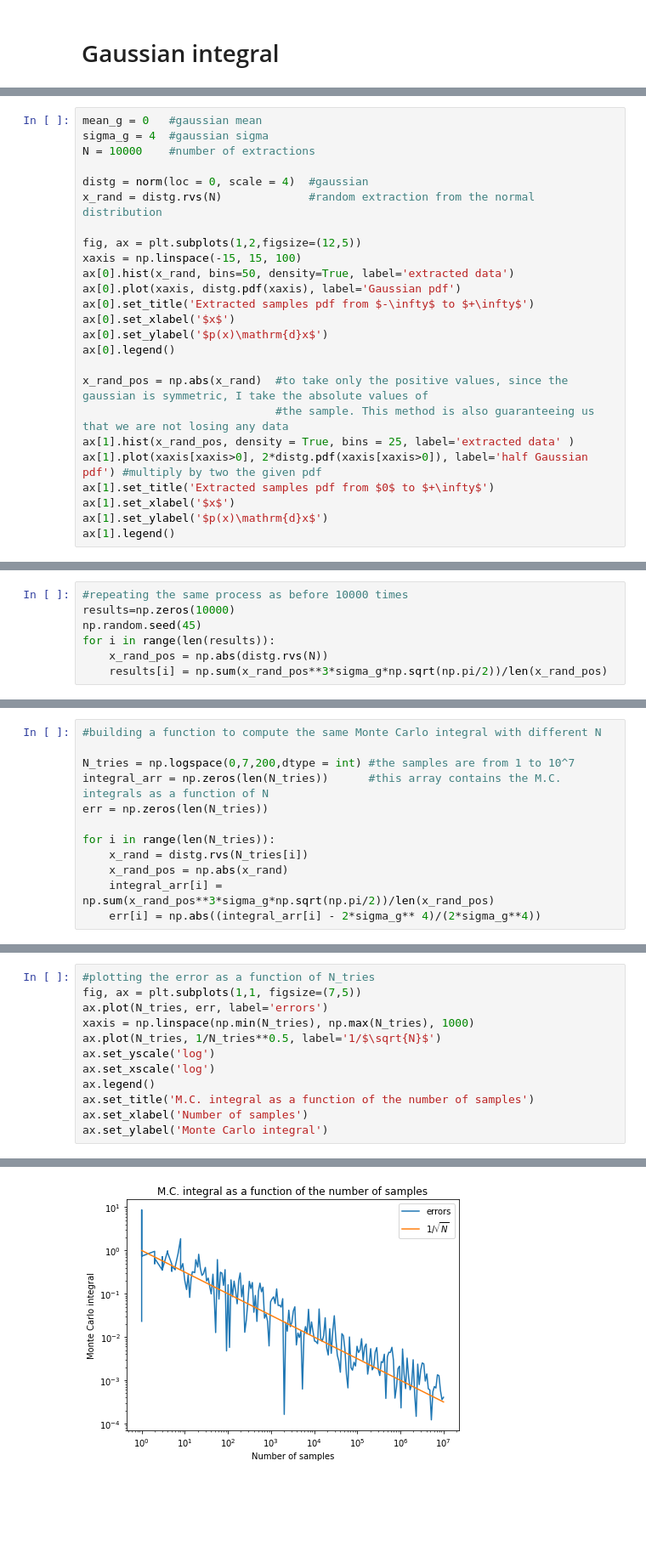
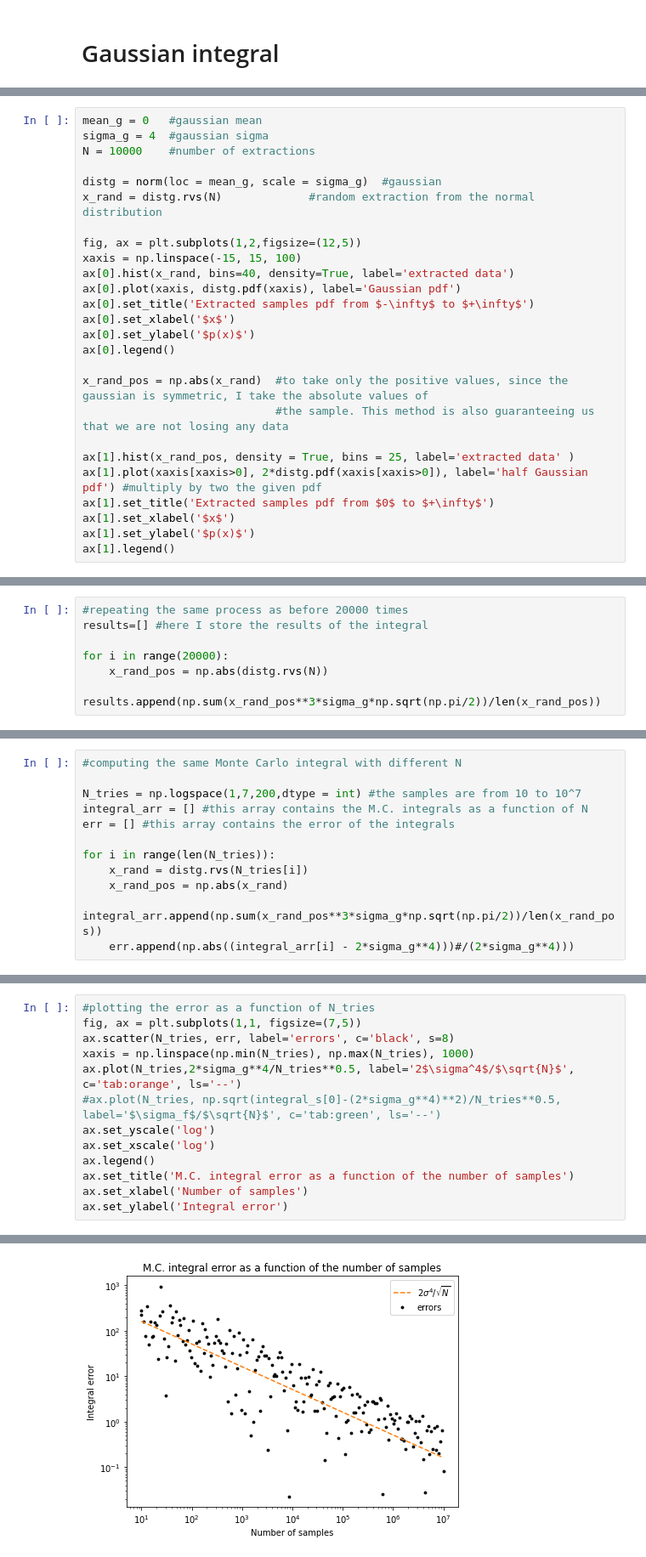
Before and after one commit to giuliapru/astrostatistics_bicocca_2022, a Jupyter notebook: working/L03_Gaussian_integral.ipynb, the cells around one changed output, grey strips where cells are left out. Shown at 85% size. Drawn from its saved outputs; the diff is of its cells as text; blank space fills up the shorter version.

```diff
--- a/working/L03_Gaussian_integral.ipynb
+++ b/working/L03_Gaussian_integral.ipynb
@@ -33,25 +36,26 @@ mean_g = 0   #gaussian mean
 sigma_g = 4  #gaussian sigma
 N = 10000    #number of extractions
 
-distg = norm(loc = 0, scale = 4)  #gaussian
+distg = norm(loc = mean_g, scale = sigma_g)  #gaussian
 x_rand = distg.rvs(N)             #random extraction from the normal distribution
 
 fig, ax = plt.subplots(1,2,figsize=(12,5))
 xaxis = np.linspace(-15, 15, 100)
-ax[0].hist(x_rand, bins=50, density=True, label='extracted data')
+ax[0].hist(x_rand, bins=40, density=True, label='extracted data')
 ax[0].plot(xaxis, distg.pdf(xaxis), label='Gaussian pdf')
 ax[0].set_title('Extracted samples pdf from $-\infty$ to $+\infty$')
 ax[0].set_xlabel('$x$')
-ax[0].set_ylabel('$p(x)\mathrm{d}x$')
+ax[0].set_ylabel('$p(x)$')
 ax[0].legend()
 
 x_rand_pos = np.abs(x_rand)  #to take only the positive values, since the gaussian is symmetric, I take the absolute values of
                              #the sample. This method is also guaranteeing us that we are not losing any data
+
 ax[1].hist(x_rand_pos, density = True, bins = 25, label='extracted data' )
 ax[1].plot(xaxis[xaxis>0], 2*distg.pdf(xaxis[xaxis>0]), label='half Gaussian pdf') #multiply by two the given pdf
 ax[1].set_title('Extracted samples pdf from $0$ to $+\infty$')
 ax[1].set_xlabel('$x$')
-ax[1].set_ylabel('$p(x)\mathrm{d}x$')
+ax[1].set_ylabel('$p(x)$')
 ax[1].legend()
 # %% [output]
 <matplotlib.legend.Legend at 0x...>
@@ -75,10 +81,10 @@ So considering the same number $N$ how are the Monte Carlo integrals distributed
 # %%
-#repeating the same process as before 10000 times
-results=np.zeros(10000)
-np.random.seed(45)
-for i in range(len(results)):
+#repeating the same process as before 20000 times
+results=[] #here I store the results of the integral
+
+for i in range(20000):
     x_rand_pos = np.abs(distg.rvs(N))
-    results[i] = np.sum(x_rand_pos**3*sigma_g*np.sqrt(np.pi/2))/len(x_rand_pos)
+    results.append(np.sum(x_rand_pos**3*sigma_g*np.sqrt(np.pi/2))/len(x_rand_pos))
 # %%
 fig, ax = plt.subplots(1,1, figsize=(7,5))
 
@@ -100,15 +118,15 @@ The data seem to be distributed as a Gaussian function, probably like the one ov
 # %%
-#building a function to compute the same Monte Carlo integral with different N
+#computing the same Monte Carlo integral with different N
 
-N_tries = np.logspace(0,7,200,dtype = int) #the samples are from 1 to 10^7
-integral_arr = np.zeros(len(N_tries))      #this array contains the M.C. integrals as a function of N
-err = np.zeros(len(N_tries))
+N_tries = np.logspace(1,7,200,dtype = int) #the samples are from 10 to 10^7
+integral_arr = [] #this array contains the M.C. integrals as a function of N
+err = [] #this array contains the error of the integrals
 
 for i in range(len(N_tries)):
     x_rand = distg.rvs(N_tries[i])
     x_rand_pos = np.abs(x_rand)
-    integral_arr[i] = np.sum(x_rand_pos**3*sigma_g*np.sqrt(np.pi/2))/len(x_rand_pos)
-    err[i] = np.abs((integral_arr[i] - 2*sigma_g** 4)/(2*sigma_g**4))
+    integral_arr.append(np.sum(x_rand_pos**3*sigma_g*np.sqrt(np.pi/2))/len(x_rand_pos))
+    err.append(np.abs((integral_arr[i] - 2*sigma_g**4)))#/(2*sigma_g**4)))
 # %%
 #plotting the integral value as a function of N_tries
 fig, ax = plt.subplots(1,1, figsize=(7,5))
@@ -127,13 +147,14 @@ Text(0, 0.5, 'Monte Carlo integral')
 # %%
 #plotting the error as a function of N_tries
 fig, ax = plt.subplots(1,1, figsize=(7,5))
-ax.plot(N_tries, err, label='errors')
+ax.scatter(N_tries, err, label='errors', c='black', s=8)
 xaxis = np.linspace(np.min(N_tries), np.max(N_tries), 1000)
-ax.plot(N_tries, 1/N_tries**0.5, label='1/$\sqrt{N}$')
+ax.plot(N_tries,2*sigma_g**4/N_tries**0.5, label='2$\sigma^4$/$\sqrt{N}$', c='tab:orange', ls='--')
+#ax.plot(N_tries, np.sqrt(integral_s[0]-(2*sigma_g**4)**2)/N_tries**0.5, label='$\sigma_f$/$\sqrt{N}$', c='tab:green', ls='--')
 ax.set_yscale('log')
 ax.set_xscale('log')
 ax.legend()
-ax.set_title('M.C. integral as a function of the number of samples')
+ax.set_title('M.C. integral error as a function of the number of samples')
 ax.set_xlabel('Number of samples')
-ax.set_ylabel('Monte Carlo integral')
+ax.set_ylabel('Integral error')
 # %% [output]
@@ -141 +162 @@ Text(0, 0.5, 'Monte Carlo integral')
-[figure, old version]
+[figure, new version]
```
Also changed, not shown: parts of 20 cells of this notebook.
